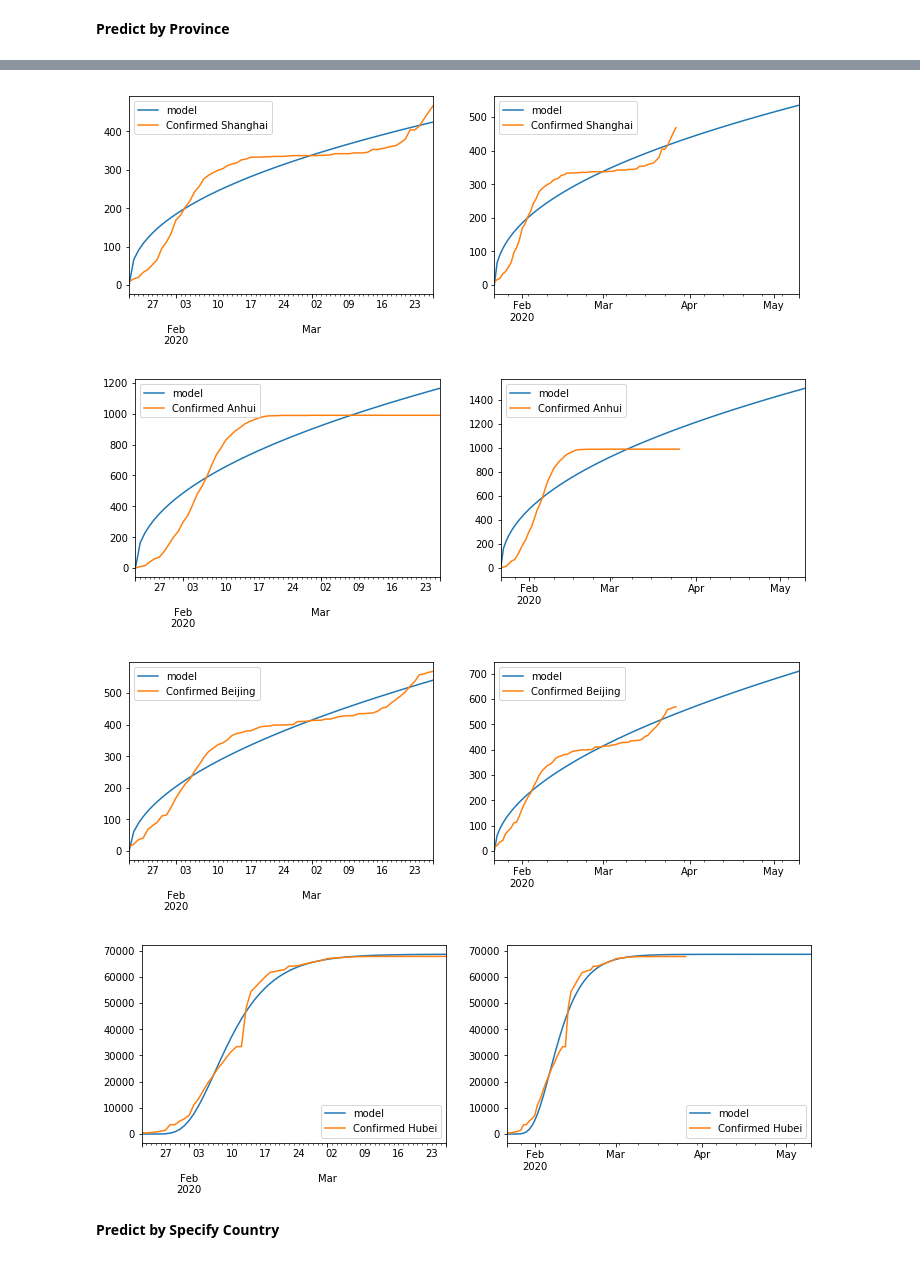
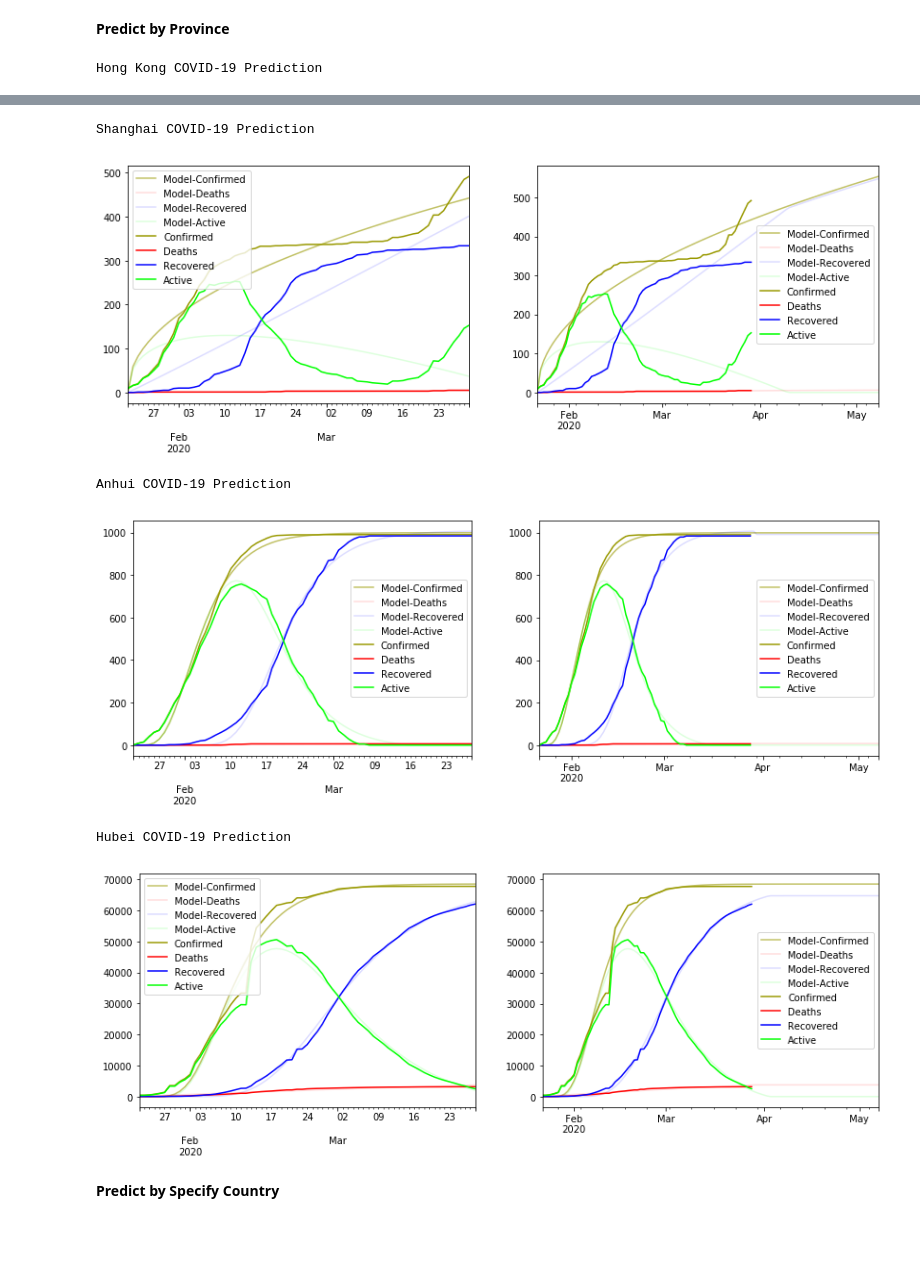
Before and after one commit to pangafu/covid-19-prediction-by-country-and-province, a Jupyter notebook: covid-19-prediction-by-country-and-province.ipynb, the cells around one changed output, grey strips where cells are left out. Cells and saved outputs as stored; diff of their text form; code cells hidden in the pictures; blank space fills up the shorter version.

Commit message:
predict deaths / recovered / active

```diff
--- a/covid-19-prediction-by-country-and-province.ipynb
+++ b/covid-19-prediction-by-country-and-province.ipynb
@@ -222,38 +272,2 @@ concat_df[concat_df.index.day % 3 == 0].astype({'model': 'int32'})
 # %% [markdown]
 now let's compare the dynamic in different countries
-# %%
-def display_fit(df, opt, ax):
-    model_x = []
-    for t in range(len(df)):
-        model_x.append([df.index[t], model(*opt, t)])
-    model_sim = pd.DataFrame(model_x, dtype=int)
-    model_sim.set_index(0, inplace=True)
-    model_sim.columns = ['model']
-    return pd.concat([model_sim, df], axis=1).plot(ax=ax, figsize=(12, 8))
-
-def display_extended_curve(df, opt, ax):
-    start_date = df.index[0]
-    n_days = 110
-    extended_model_x = []
-    for t in range(n_days):
-        extended_model_x.append([start_date + datetime.timedelta(days=t), model(*opt, t)])
-    extended_model_sim = pd.DataFrame(extended_model_x, dtype=int)
-    extended_model_sim.set_index(0, inplace=True)
-    extended_model_sim.columns = ['model']
-    return pd.concat([extended_model_sim, df], axis=1).plot(ax=ax, figsize=(12, 8))
-
-
-def opt_display_model(df, stats):
-    # if the last data point repeats the previous one, or is lower, drop it
-    if len(df) > 1 and df.iloc[-2,0] >= df.iloc[-1,0]:
-        df.drop(df.tail(1).index,inplace=True)
-    opt = minimize(model_loss, x0=np.array([200000, 0.05, 15]), method='Nelder-Mead', tol=1e-5).x
-    if min(opt) > 0:
-        stats.append([country, *opt])
-        n_plot = len(stats)
-        plt.figure(1)
-        ax1 = plt.subplot(221)
-        display_fit(df, opt, ax1)
-        ax2 = plt.subplot(222)
-        display_extended_curve(df, opt, ax2)
-        plt.show()
@@ -274,7 +386,7 @@ Maybe event worse if except china data!
 # %%
 stats = []
 
-df = full_table[full_table['Country/Region'] != 'China'].drop(['Lat', 'Long'], axis=1).groupby('Date').sum()
-df.columns = ['Confirmed World (Without China Data)']
+df = full_table[full_table['Country/Region'] != 'China'][['Province/State','Country/Region', 'Date', 'Confirmed', 'Deaths', 'Recovered', 'Active']].groupby('Date').sum()
+print('World COVID-19 Prediction(Without China Data)')
 opt_display_model(df, stats)
 # %% [output]
@@ -285,8 +398,9 @@ opt_display_model(df, stats)
 stats = []
 
 # Province Specify
-for Province in ['Hong Kong', 'Shanghai', 'Anhui', 'Beijing', 'Hubei']:
+for Province in ['Hong Kong', 'Shanghai', 'Anhui', 'Hubei']:
     df = get_time_series_province(Province)
-    df.columns = [df.columns[0] + ' ' + Province]
+    print('{} COVID-19 Prediction'.format(Province))
     opt_display_model(df, stats)
 # %% [output]
+Hong Kong COVID-19 Prediction
@@ -294,7 +408,9 @@ for Province in ['Hong Kong', 'Shanghai', 'Anhui', 'Beijing', 'Hubei']:
+Shanghai COVID-19 Prediction
-[figure, old version]
+[figure, new version]
+Anhui COVID-19 Prediction
-[figure, old version]
+[figure, new version]
+Hubei COVID-19 Prediction
-[figure, old version]
+[figure, new version]
-[figure, removed]
 # %% [markdown]
 **Predict by Specify Country**
 # %%
```
Also changed, not shown: parts of 26 cells of this notebook.
